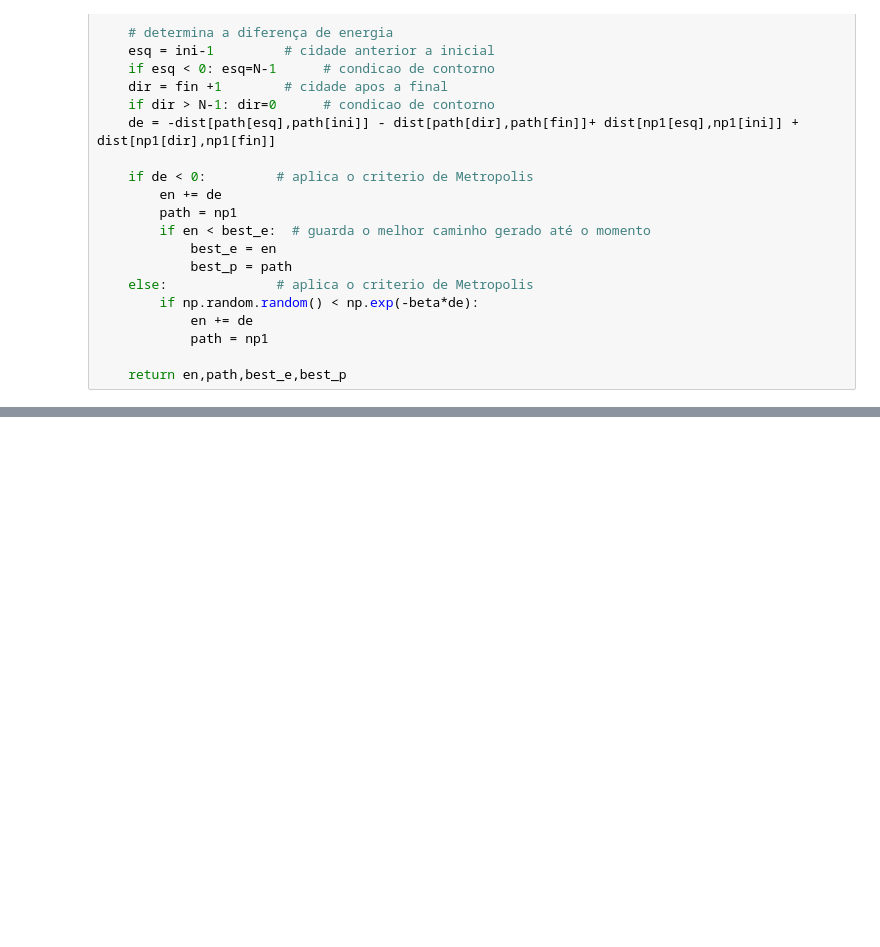
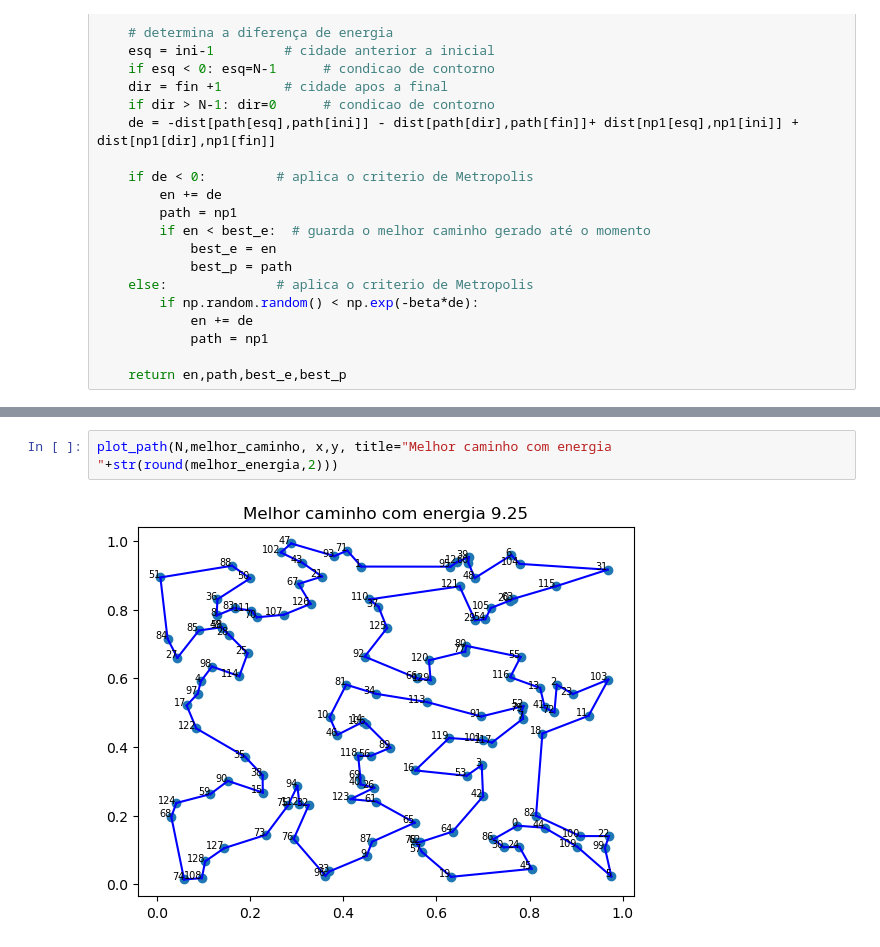
Before and after one commit to gabrielliman/SImmulated_annealing, a Jupyter notebook: Simulated_annealing.ipynb, the cells around one changed output, grey strips where cells are left out. Drawn from its saved outputs; the diff is of its cells as text; blank space fills up the shorter version.

```diff
--- a/Simulated_annealing.ipynb
+++ b/Simulated_annealing.ipynb
@@ -122,0 +171,4 @@ plt.show()
+# %%
+plot_path(N,melhor_caminho, x,y, title="Melhor caminho com energia "+str(round(melhor_energia,2)))
+# %% [output]
+[figure, added]
```
Also changed, not shown: parts of 16 cells of this notebook.
